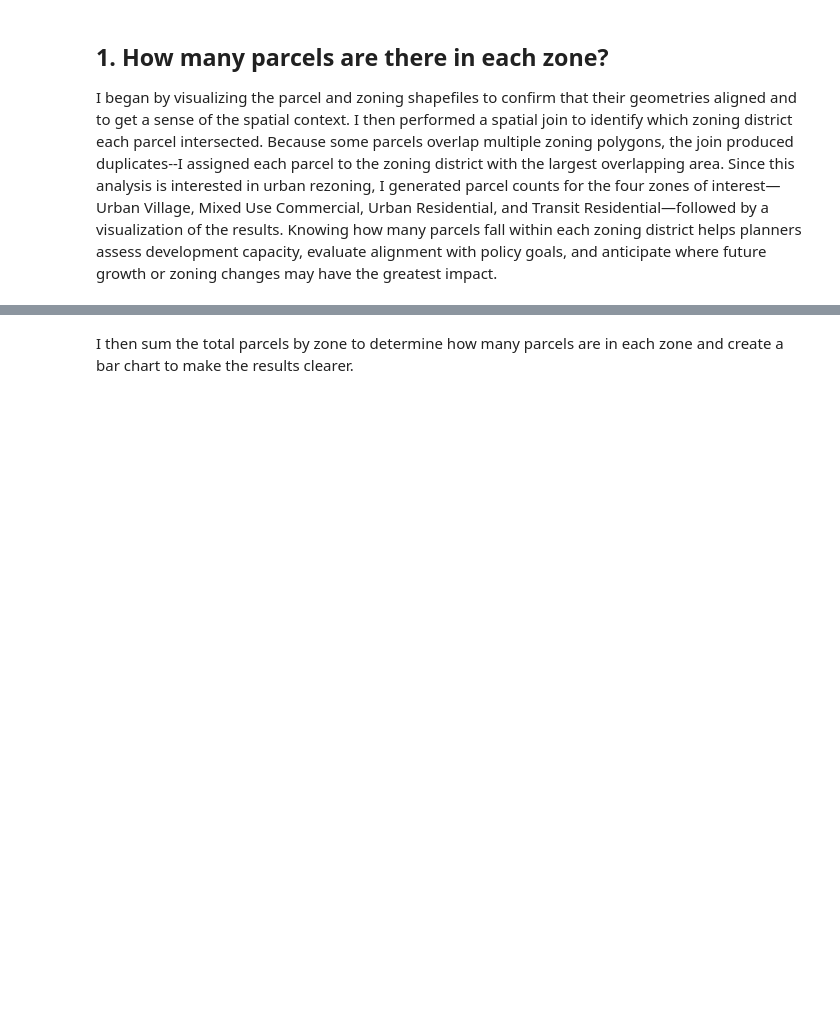
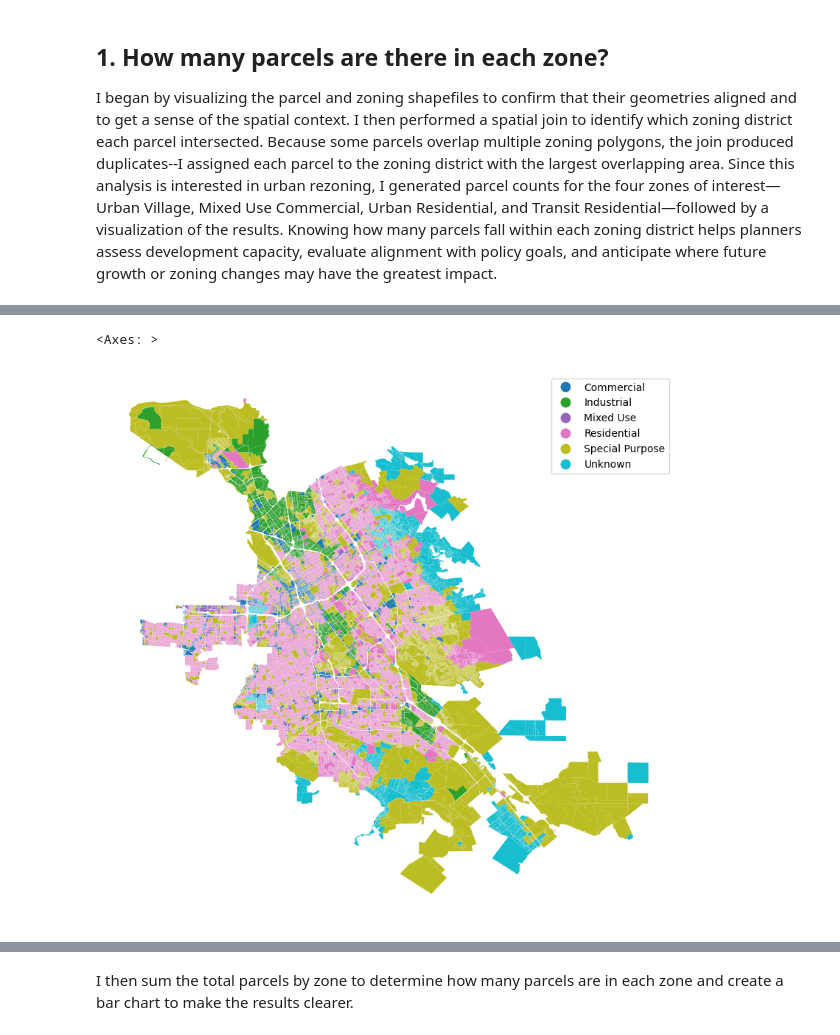
Before and after one commit to kaseyzapatka/sanjose_transit_equity, a Jupyter notebook: code/02_exploratory.ipynb, the cells around one changed output, grey strips where cells are left out. Drawn from its saved outputs; the diff is of its cells as text; code cells hidden in the pictures; blank space fills up the shorter version.

```diff
--- a/code/02_exploratory.ipynb
+++ b/code/02_exploratory.ipynb
@@ -55,3 +187,12 @@ zoning_uv = zoning.query("ZONING == 'UV'")
+# %%
+# overlay the zoning types on the parcel shapefile and set each zoning type as a different color
+# --------
+fig, ax  = plt.subplots(figsize=(10,12))
+ax.axis('off')
+parcels.plot(ax = ax, column = 'zoning_class', legend = True)
+# %% [output]
+<Axes: >
+[figure, added]
 # %%
 # overlay the zoning types on the parcel shapefile and set each zoning type as a different color
 # --------
```
Also changed, not shown: parts of 13 cells of this notebook.
